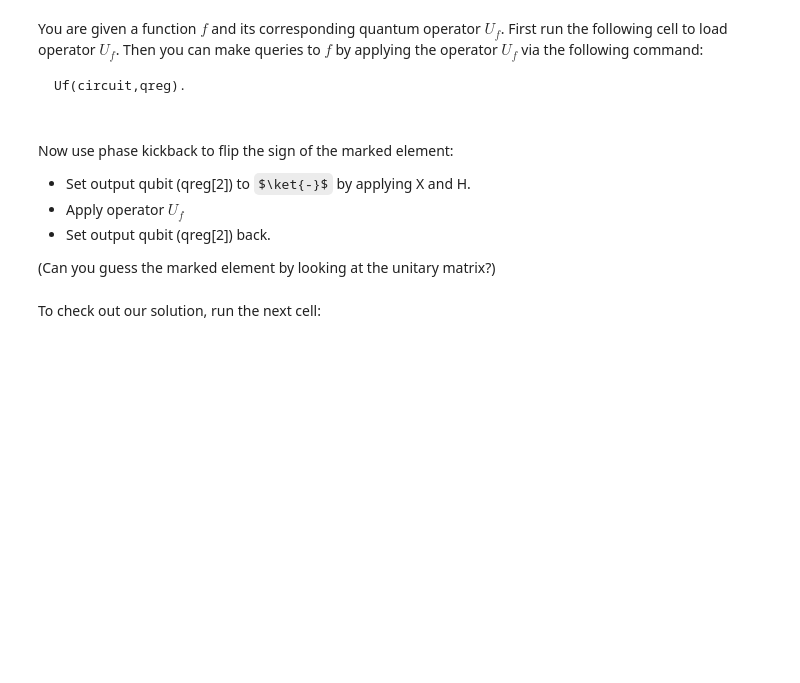
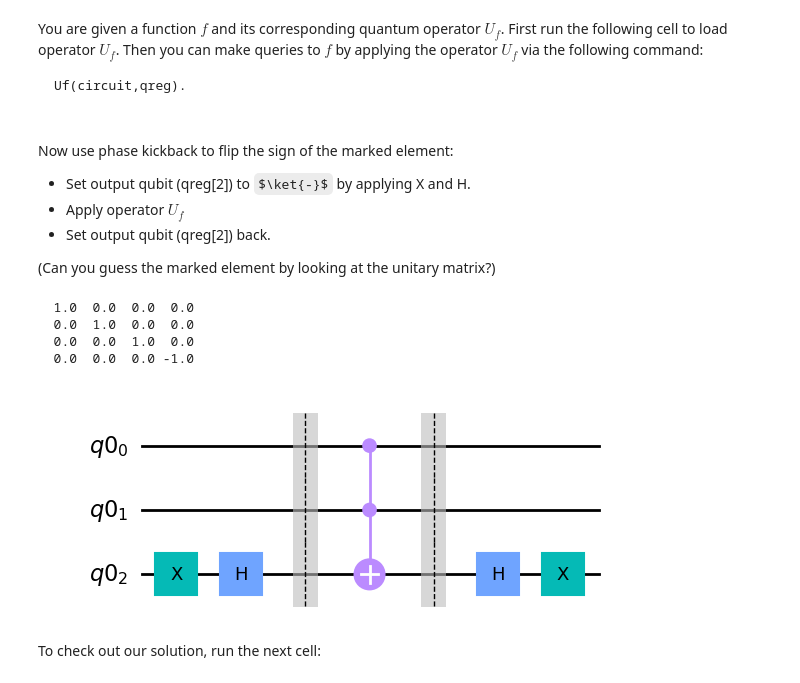
Before and after one commit to james-lucius/qureca_ADEQUATE, a Jupyter notebook: M3_541_Grovers_Search_Implementation_Exercise.ipynb, the cells around one changed output. Drawn from its saved outputs; the diff is of its cells as text; code cells hidden in the pictures; some formulas as TeX source; blank space fills up the shorter version.

```diff
--- a/M3_541_Grovers_Search_Implementation_Exercise.ipynb
+++ b/M3_541_Grovers_Search_Implementation_Exercise.ipynb
@@ -121,31 +121,45 @@ Now use phase kickback to flip the sign of the marked element:
 # %%
 from qiskit import QuantumRegister, ClassicalRegister, QuantumCircuit, execute, Aer
 
 qreg = QuantumRegister(3)
 #No need to define classical register as we are not measuring
 
 mycircuit = QuantumCircuit(qreg)
 
 
 #
 #Your code here
 #
+mycircuit.x(qreg[2])
+mycircuit.h(qreg[2])
+mycircuit.barrier()
 
+Uf(mycircuit, qreg)
+
+mycircuit.barrier()
+mycircuit.h(qreg[2])
+mycircuit.x(qreg[2])
 
 job = execute(mycircuit,Aer.get_backend('unitary_simulator'))
 u=job.result().get_unitary(mycircuit,decimals=3).data
 
 #We are interested in the top-left 4x4 part
 for i in range(4):
     s=""
     for j in range(4):
         val = str(u[i][j].real)
         while(len(val)<5): val  = " "+val
         s = s + val
     print(s)
 
 
 mycircuit.draw(output='mpl')
+# %% [output]
+  1.0  0.0  0.0  0.0
+  0.0  1.0  0.0  0.0
+  0.0  0.0  1.0  0.0
+  0.0  0.0  0.0 -1.0
+[figure, added]
 # %% [markdown]
 To check out our solution, run the next cell:
 # %%
```
Also changed, not shown: parts of 18 cells of this notebook.
